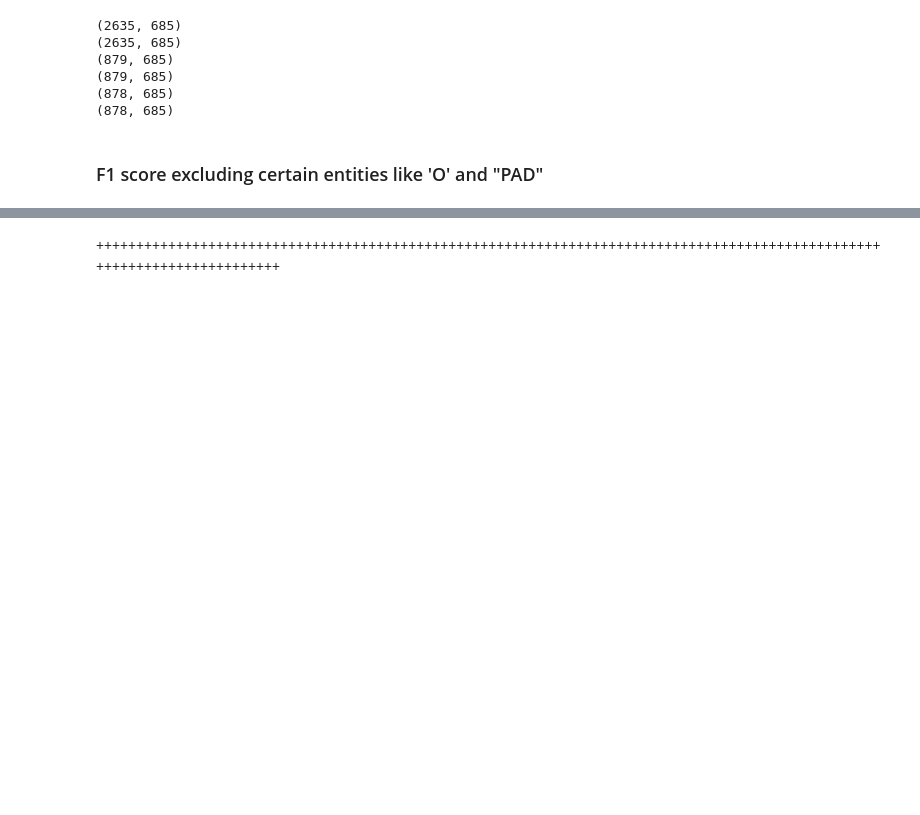
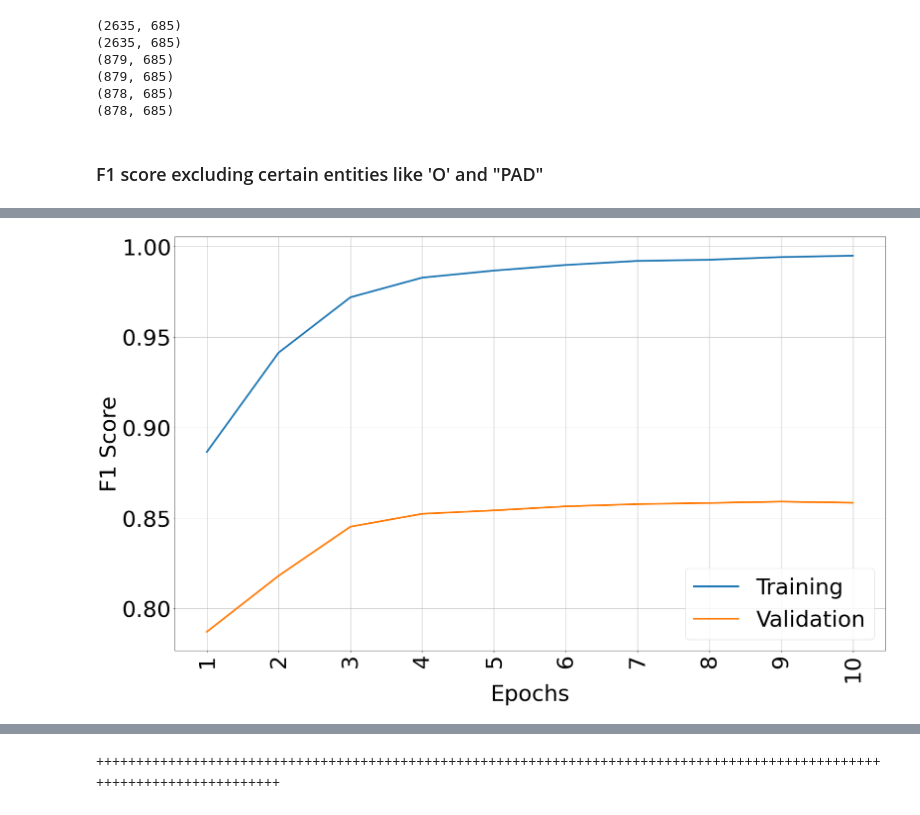
Before and after one commit to mhmdrdwn/medm, a Jupyter notebook: notebooks/lstm-models.ipynb, the cells around one changed output, grey strips where cells are left out. Drawn from its saved outputs; the diff is of its cells as text; code cells hidden in the pictures; blank space fills up the shorter version.

Commit message:
lstm model

```diff
--- a/notebooks/lstm-models.ipynb
+++ b/notebooks/lstm-models.ipynb
@@ -65,0 +45,4 @@ umls_semtype['T131']
+# %%
+num_tokens_umls_text = 66317
+maxlen_umls_text = 685
+num_tags = 127
@@ -412,17 +205,3 @@ def get_weights(y_classes):
             class_weight[i] = 0
     class_weight[0] = 0
     return class_weight
-# %%
-for epoch in range(20):
-    print('epoch ', epoch)
-    for x, y in zip(train_seqs, train_labels):
-        weights = get_weights(y)
-        model.train_on_batch(x, y, class_weight=weights)
-
-    val_f1 = []
-    for x, y in zip(val_seqs[:100], val_labels[:100]):
-        y_pred = np.argmax(model.predict(x), axis=-1)
-        val_f1.append(exclude_from_f1(y, y_pred, [0, 1]))
-
-    print(np.mean(val_f1))
-                #sample_weight=class_weights_arr)#, callbacks=[accuracy_reached])
@@ -447,5 +207,0 @@ epoch  19
-# %%
-y_pred = np.argmax(model.predict(test_seqs[400]), axis=-1)
-for x, yhat, y in zip(test_seqs[400],y_pred, test_labels[400]):
-    if x != 0:
-        print(inv_token_map[x], inv_label_map[y], inv_label_map[yhat[0]])
@@ -469,0 +262,21 @@ c0006159 t040 t040
+# %%
+def make_plot(metric, val_metric, ylabel):
+    epochs = range(1, 11)
+    xint = range(min(epochs), math.ceil(max(epochs))+1)
+
+    plt.figure(figsize=(25,15))
+    plt.plot(epochs, metric, label='Training' ,linewidth=4)
+    plt.plot(epochs, val_metric, label='Validation', linewidth=4)
+
+    plt.xlabel('Epochs', fontsize=50)
+    plt.ylabel(ylabel, fontsize=50)
+    plt.legend(fontsize=50)
+    plt.xticks(xint, fontsize=50, rotation=90)
+    plt.yticks(fontsize=50)
+    plt.grid()
+    plt.tight_layout()
+    plt.show()
+# %%
+make_plot(train_f1_epochs, val_f1_epochs, 'F1 Score')
+# %% [output]
+[figure, added]
```
Also changed, not shown: parts of 51 cells of this notebook.
